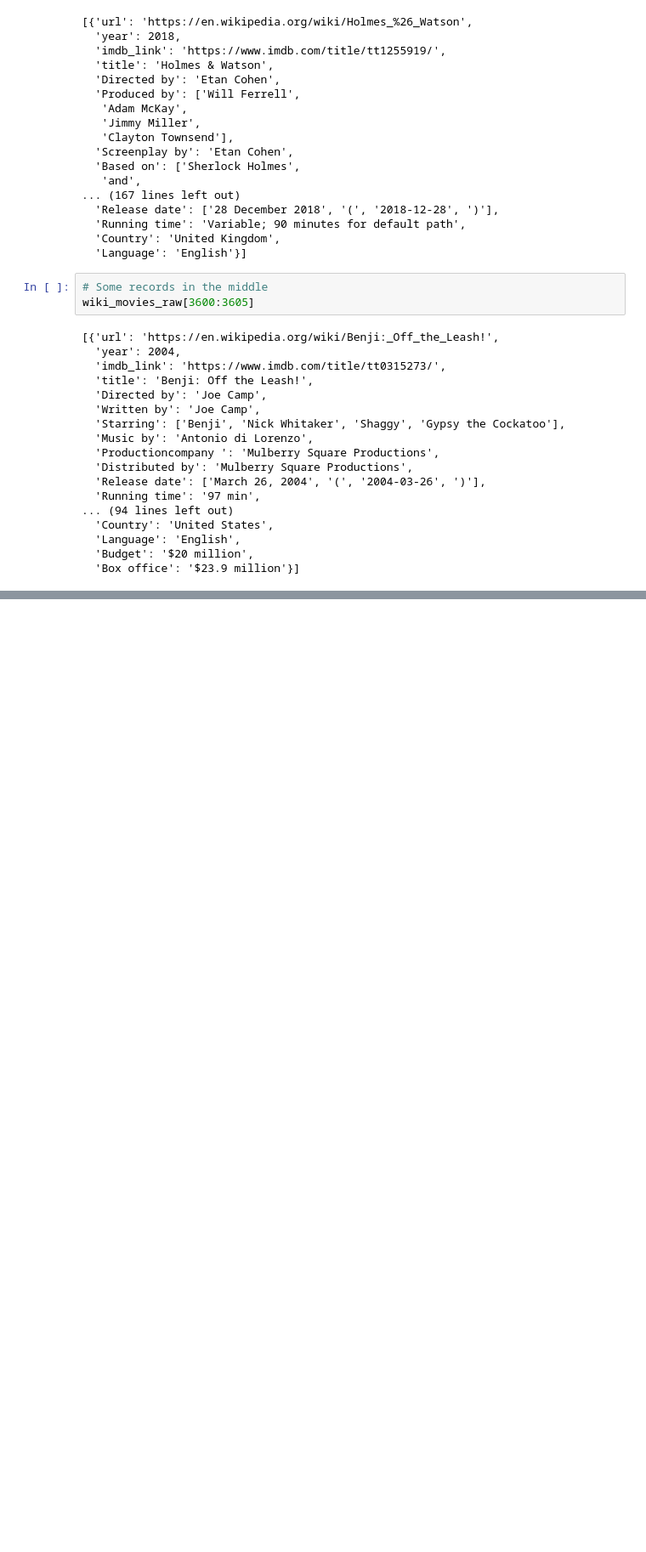
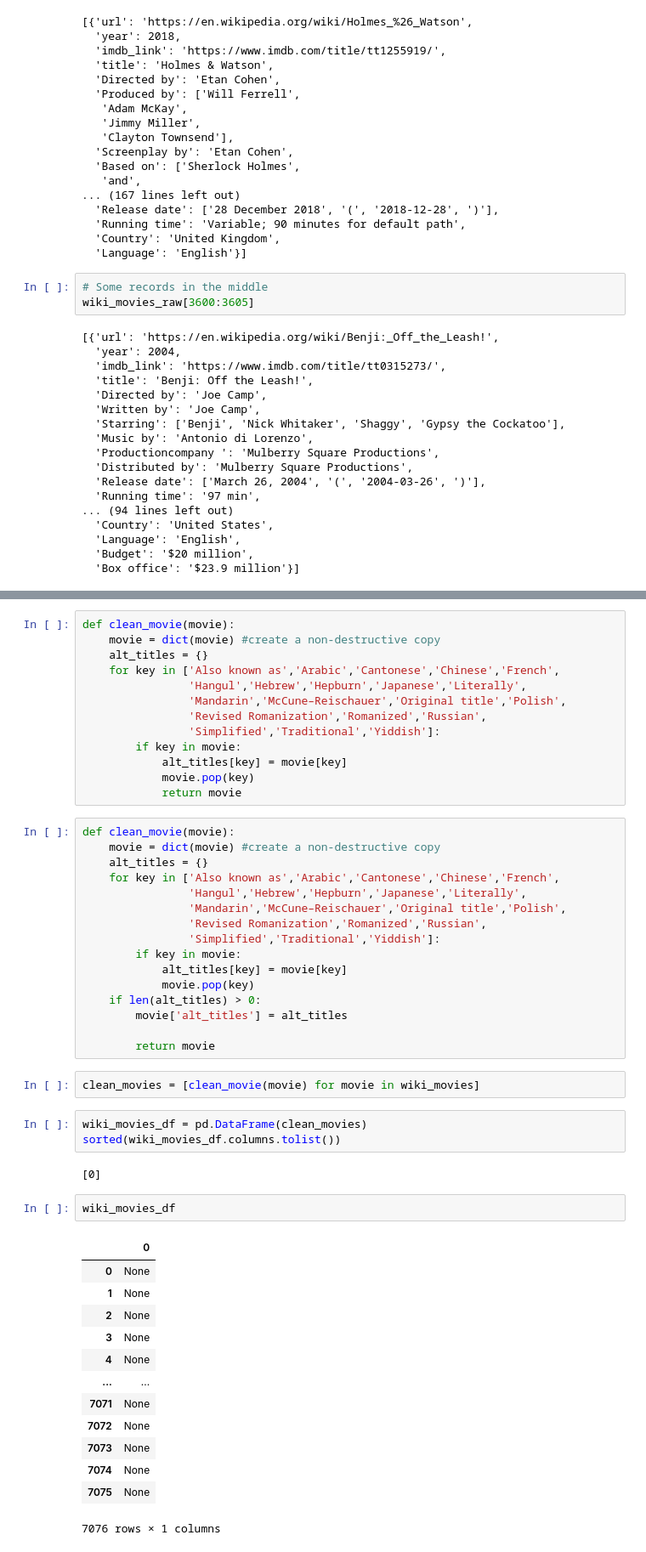
Before and after one commit to leblabac/movies-ETL, a Jupyter notebook: movies_json.ipynb, the cells around one changed output, grey strips where cells are left out. Shown at 85% size. Drawn from its saved outputs; the diff is of its cells as text; blank space fills up the shorter version.

Commit message:
updates to movies_json

```diff
--- a/movies_json.ipynb
+++ b/movies_json.ipynb
@@ -76,0 +199,52 @@ wiki_movies_raw[3600:3605]
+# %%
+def clean_movie(movie):
+    movie = dict(movie) #create a non-destructive copy
+    alt_titles = {}
+    for key in ['Also known as','Arabic','Cantonese','Chinese','French',
+                'Hangul','Hebrew','Hepburn','Japanese','Literally',
+                'Mandarin','McCune–Reischauer','Original title','Polish',
+                'Revised Romanization','Romanized','Russian',
+                'Simplified','Traditional','Yiddish']:
+        if key in movie:
+            alt_titles[key] = movie[key]
+            movie.pop(key)
+            return movie
+# %%
+def clean_movie(movie):
+    movie = dict(movie) #create a non-destructive copy
+    alt_titles = {}
+    for key in ['Also known as','Arabic','Cantonese','Chinese','French',
+                'Hangul','Hebrew','Hepburn','Japanese','Literally',
+                'Mandarin','McCune–Reischauer','Original title','Polish',
+                'Revised Romanization','Romanized','Russian',
+                'Simplified','Traditional','Yiddish']:
+        if key in movie:
+            alt_titles[key] = movie[key]
+            movie.pop(key)
+    if len(alt_titles) > 0:
+        movie['alt_titles'] = alt_titles
+
+        return movie
+# %%
+clean_movies = [clean_movie(movie) for movie in wiki_movies]
+# %%
+wiki_movies_df = pd.DataFrame(clean_movies)
+sorted(wiki_movies_df.columns.tolist())
+# %% [output]
+[0]
+# %%
+wiki_movies_df
+# %% [output]
+|  | 0 |
+| 0 | None |
+| 1 | None |
+| 2 | None |
+| 3 | None |
+| 4 | None |
+| ... | ... |
+| 7071 | None |
+| 7072 | None |
+| 7073 | None |
+| 7074 | None |
+| 7075 | None |
+7076 rows × 1 columns
```
Also changed, not shown: parts of 13 cells of this notebook.
